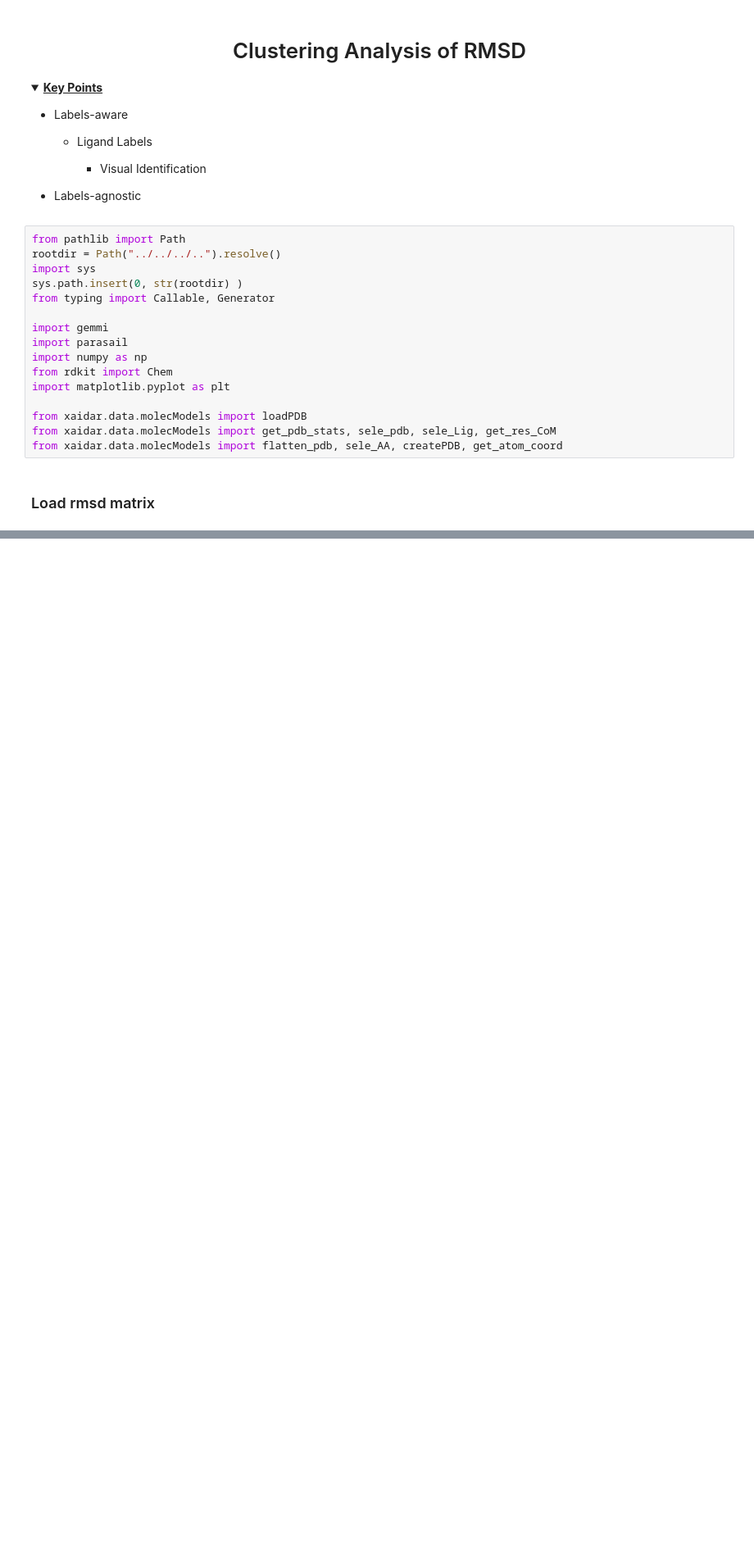
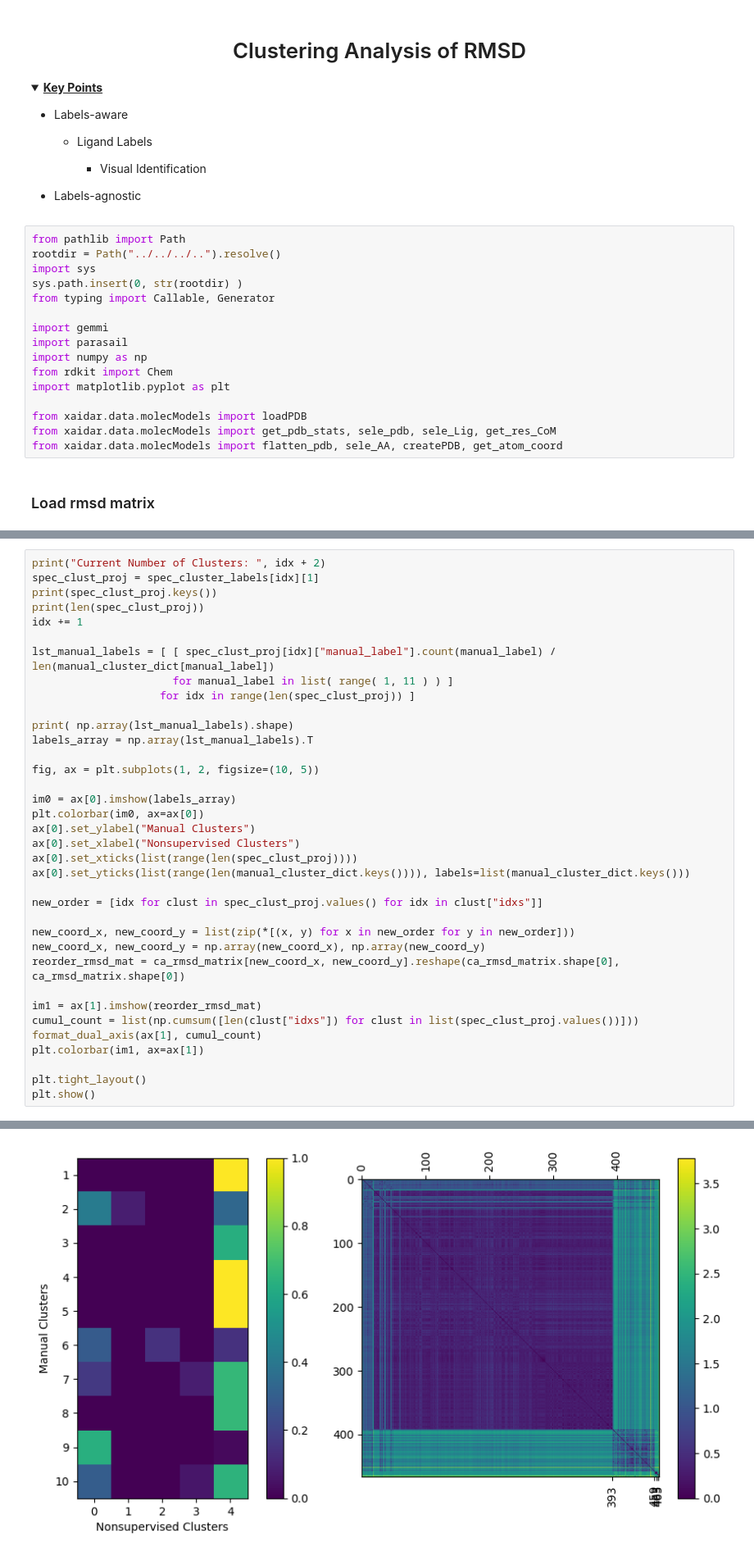
Before and after one commit to xchem/xaidar, a Jupyter notebook: notebooks/tasks/ev2a/fragalysis/04.3-clustering.ipynb, the cells around one changed output, grey strips where cells are left out. Shown at 82% size. Drawn from its saved outputs; the diff is of its cells as text; blank space fills up the shorter version.

```diff
--- a/notebooks/tasks/ev2a/fragalysis/04.3-clustering.ipynb
+++ b/notebooks/tasks/ev2a/fragalysis/04.3-clustering.ipynb
@@ -288,0 +293,37 @@ Number of Clusters:  5
+# %%
+print("Current Number of Clusters: ", idx + 2)
+spec_clust_proj = spec_cluster_labels[idx][1]
+print(spec_clust_proj.keys())
+print(len(spec_clust_proj))
+idx += 1
+
+lst_manual_labels = [ [ spec_clust_proj[idx]["manual_label"].count(manual_label) / len(manual_cluster_dict[manual_label])
+                      for manual_label in list( range( 1, 11 ) ) ]
+                    for idx in range(len(spec_clust_proj)) ]
+
+print( np.array(lst_manual_labels).shape)
+labels_array = np.array(lst_manual_labels).T
+
+fig, ax = plt.subplots(1, 2, figsize=(10, 5))
+
+im0 = ax[0].imshow(labels_array)
+plt.colorbar(im0, ax=ax[0])
+ax[0].set_ylabel("Manual Clusters")
+ax[0].set_xlabel("Nonsupervised Clusters")
+ax[0].set_xticks(list(range(len(spec_clust_proj))))
+ax[0].set_yticks(list(range(len(manual_cluster_dict.keys()))), labels=list(manual_cluster_dict.keys()))
+
+new_order = [idx for clust in spec_clust_proj.values() for idx in clust["idxs"]]
+
+new_coord_x, new_coord_y = list(zip(*[(x, y) for x in new_order for y in new_order]))
+new_coord_x, new_coord_y = np.array(new_coord_x), np.array(new_coord_y)
+reorder_rmsd_mat = ca_rmsd_matrix[new_coord_x, new_coord_y].reshape(ca_rmsd_matrix.shape[0], ca_rmsd_matrix.shape[0])
+
+im1 = ax[1].imshow(reorder_rmsd_mat)
+cumul_count = list(np.cumsum([len(clust["idxs"]) for clust in list(spec_clust_proj.values())]))
+format_dual_axis(ax[1], cumul_count)
+plt.colorbar(im1, ax=ax[1])
+
+plt.tight_layout()
+plt.show()
+# %% [output]
@@ -288,0 +334 @@ Number of Clusters:  5
+[figure, added]
```
Also changed, not shown: parts of 19 cells of this notebook.
